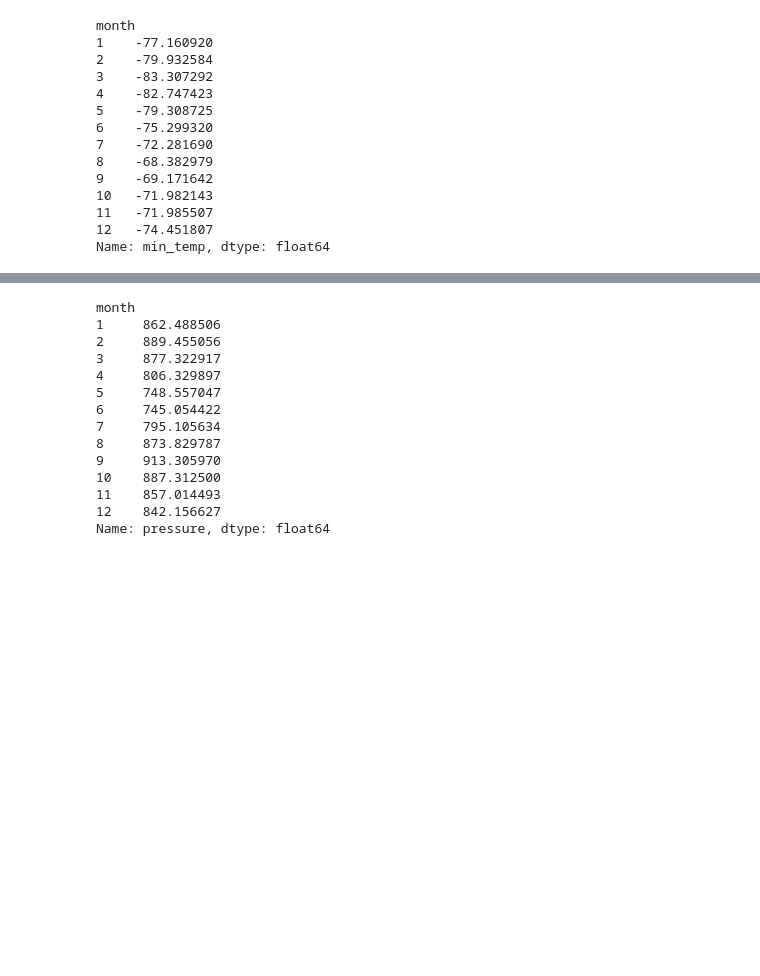
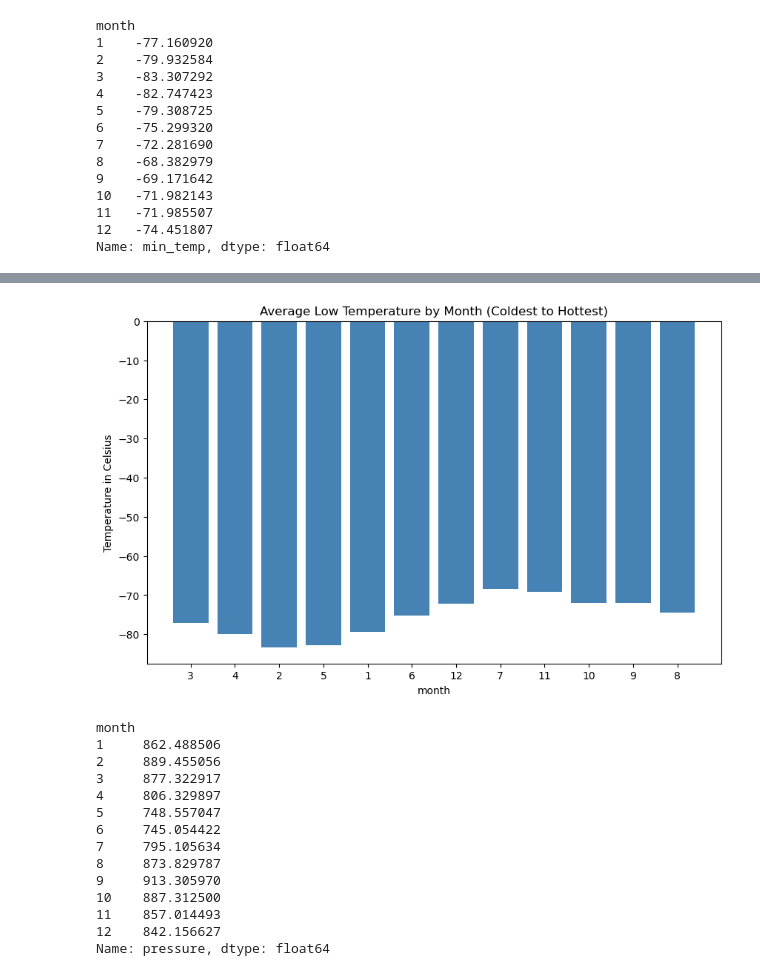
Before and after one commit to teelam1910/data_collection-analysis, a Jupyter notebook: part_2_mars_weather.ipynb, the cells around one changed output, grey strips where cells are left out. Saved outputs shown, nothing was run; the diff lists cells and outputs as text; code cells hidden in the pictures; blank space fills up the shorter version.

```diff
--- a/part_2_mars_weather.ipynb
+++ b/part_2_mars_weather.ipynb
@@ -247,2 +213,19 @@ monthly_totals.index.name = 'month'
+# %%
+# Identify the coldest and hottest months in Curiosity's location
+sort_low_temp = avg_low_temp.sort_values()
+
+
+plt.figure(figsize=(10, 6))
+plt.bar(sort_low_temp.index, sort_low_temp.values, color='steelblue', label='Average Low Temperature')
+plt.bar(coldest_month, coldest_temp, color='steelblue')
+plt.bar(hottest_month, hottest_temp, color='steelblue')
+plt.title('Average Low Temperature by Month (Coldest to Hottest)')
+plt.xlabel('month')
+plt.ylabel('Temperature in Celsius')
+plt.xticks(range(1, 13), sort_low_temp.index)
+
+plt.show()
+# %% [output]
+[figure, added]
 # %%
 # 4. Average pressure by Martian month
```
Also changed, not shown: parts of 10 cells of this notebook.
